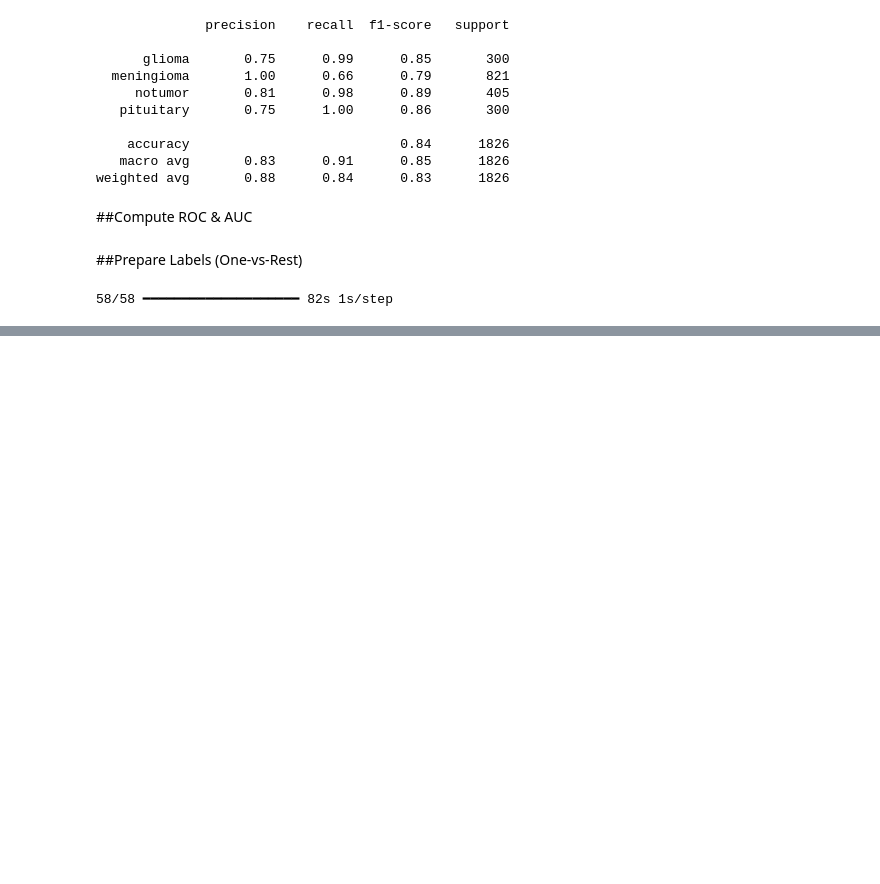
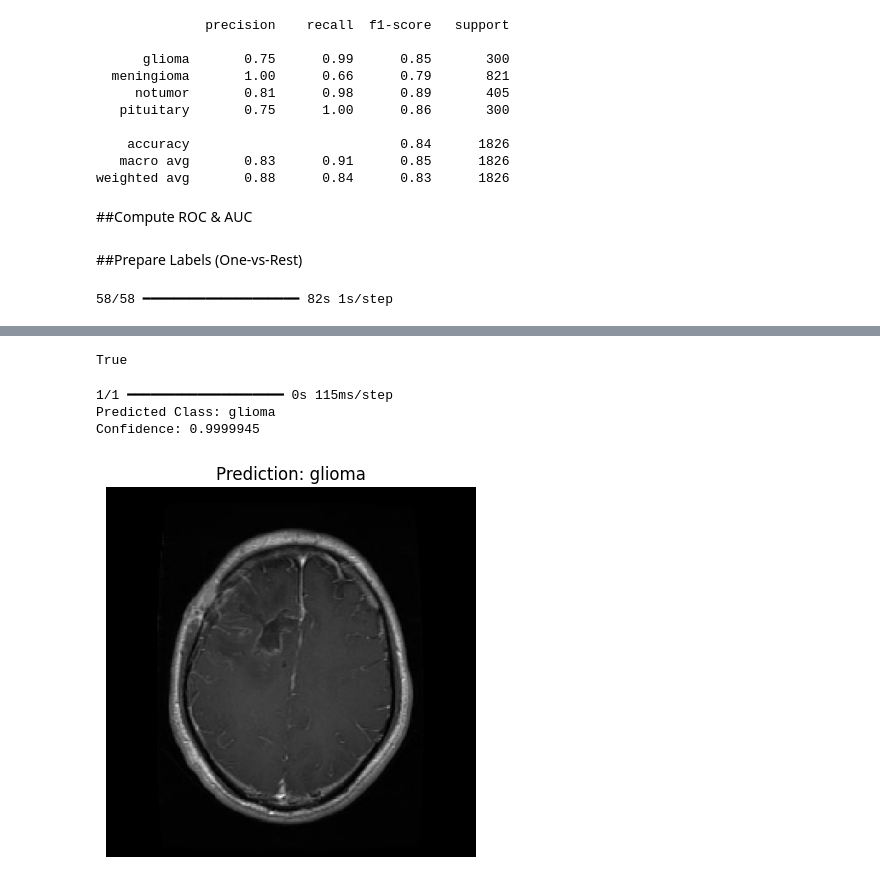
Before and after one commit to specM7/DSGP_Group_33_Brain_Tumor_Predictor, a Jupyter notebook: Meningioma_Adrian_2425482.ipynb, the cells around one changed output, grey strips where cells are left out. Saved outputs shown, nothing was run; the diff lists cells and outputs as text; code cells hidden in the pictures; blank space fills up the shorter version.

```diff
--- a/Meningioma_Adrian_2425482.ipynb
+++ b/Meningioma_Adrian_2425482.ipynb
@@ -426,0 +480,39 @@ y_pred_prob = model.predict(test_ds)
+# %%
+img_path = "Te-gl_0016.jpg"
+# %%
+import os
+print(os.path.exists(img_path))
+# %% [output]
+True
+# %%
+from tensorflow.keras.preprocessing import image
+import numpy as np
+import matplotlib.pyplot as plt
+
+img = image.load_img(
+    img_path,
+    target_size=(224, 224),
+    color_mode="grayscale"
+)
+
+img_array = image.img_to_array(img)
+img_array = img_array / 255.0
+img_array = np.expand_dims(img_array, axis=0)
+
+pred = model.predict(img_array)
+pred_class = np.argmax(pred)
+
+class_names = list(train_ds.class_indices.keys())
+
+print("Predicted Class:", class_names[pred_class])
+print("Confidence:", np.max(pred))
+
+plt.imshow(img_array[0].squeeze(), cmap="gray")
+plt.title(f"Prediction: {class_names[pred_class]}")
+plt.axis("off")
+plt.show()
+# %% [output]
+1/1 ━━━━━━━━━━━━━━━━━━━━ 0s 115ms/step
+Predicted Class: glioma
+Confidence: 0.9999945
+[figure, added]
```
Also changed, not shown: parts of 6 cells of this notebook.
